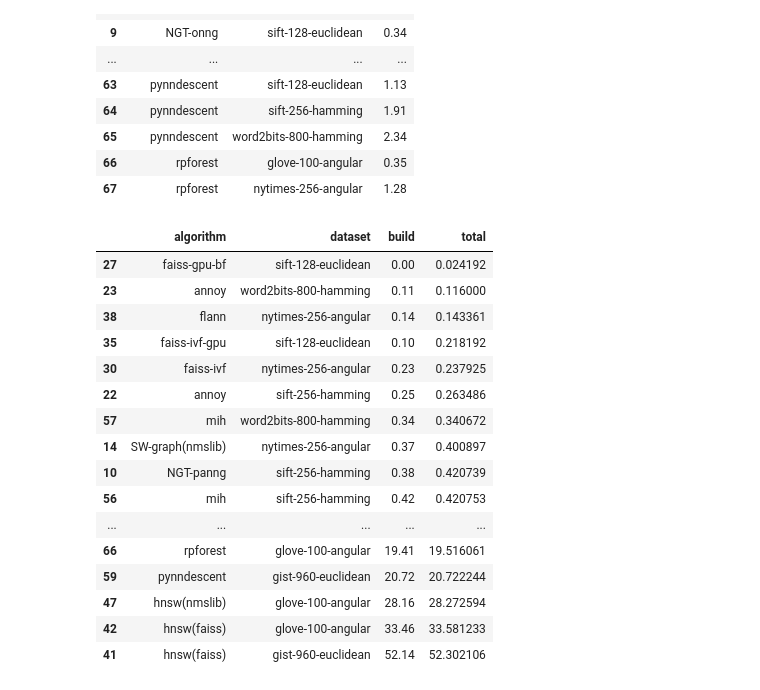
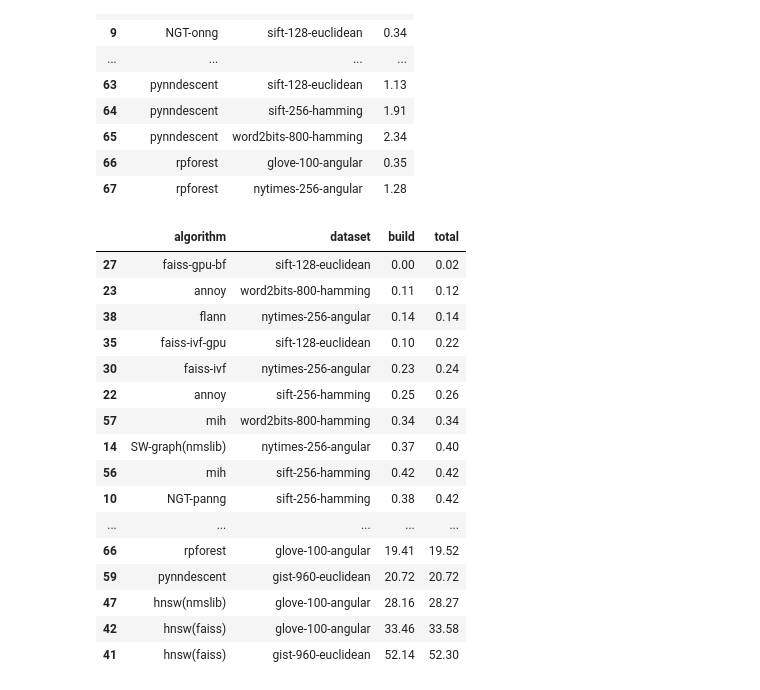
Before and after one commit to maumueller/ann-benchmarks-reproducibility, a Jupyter notebook: eval.ipynb, the cells around one changed output. Drawn from its saved outputs; the diff is of its cells as text; code cells hidden in the pictures.

```diff
--- a/eval.ipynb
+++ b/eval.ipynb
@@ -72,23 +72,23 @@ search_df
 | 66 | rpforest | glove-100-angular | 0.35 |
 | 67 | rpforest | nytimes-256-angular | 1.28 |
 # %%
-build_df['total'] = build_df['build'] + search_df['search_time'] / (60 * 60)
+build_df['total'] = build_df['build'] + round(search_df['search_time'] / (60 * 60), 2)
 build_df.sort_values(by="total")
 # %% [output]
 |  | algorithm | dataset | build | total |
-| 27 | faiss-gpu-bf | sift-128-euclidean | 0.00 | 0.024192 |
-| 23 | annoy | word2bits-800-hamming | 0.11 | 0.116000 |
-| 38 | flann | nytimes-256-angular | 0.14 | 0.143361 |
-| 35 | faiss-ivf-gpu | sift-128-euclidean | 0.10 | 0.218192 |
-| 30 | faiss-ivf | nytimes-256-angular | 0.23 | 0.237925 |
-| 22 | annoy | sift-256-hamming | 0.25 | 0.263486 |
-| 57 | mih | word2bits-800-hamming | 0.34 | 0.340672 |
-| 14 | SW-graph(nmslib) | nytimes-256-angular | 0.37 | 0.400897 |
-| 10 | NGT-panng | sift-256-hamming | 0.38 | 0.420739 |
-| 56 | mih | sift-256-hamming | 0.42 | 0.420753 |
+| 27 | faiss-gpu-bf | sift-128-euclidean | 0.00 | 0.02 |
+| 23 | annoy | word2bits-800-hamming | 0.11 | 0.12 |
+| 38 | flann | nytimes-256-angular | 0.14 | 0.14 |
+| 35 | faiss-ivf-gpu | sift-128-euclidean | 0.10 | 0.22 |
+| 30 | faiss-ivf | nytimes-256-angular | 0.23 | 0.24 |
+| 22 | annoy | sift-256-hamming | 0.25 | 0.26 |
+| 57 | mih | word2bits-800-hamming | 0.34 | 0.34 |
+| 14 | SW-graph(nmslib) | nytimes-256-angular | 0.37 | 0.40 |
+| 56 | mih | sift-256-hamming | 0.42 | 0.42 |
+| 10 | NGT-panng | sift-256-hamming | 0.38 | 0.42 |
 | ... | ... | ... | ... | ... |
-| 66 | rpforest | glove-100-angular | 19.41 | 19.516061 |
-| 59 | pynndescent | gist-960-euclidean | 20.72 | 20.722244 |
-| 47 | hnsw(nmslib) | glove-100-angular | 28.16 | 28.272594 |
-| 42 | hnsw(faiss) | glove-100-angular | 33.46 | 33.581233 |
-| 41 | hnsw(faiss) | gist-960-euclidean | 52.14 | 52.302106 |
+| 66 | rpforest | glove-100-angular | 19.41 | 19.52 |
+| 59 | pynndescent | gist-960-euclidean | 20.72 | 20.72 |
+| 47 | hnsw(nmslib) | glove-100-angular | 28.16 | 28.27 |
+| 42 | hnsw(faiss) | glove-100-angular | 33.46 | 33.58 |
+| 41 | hnsw(faiss) | gist-960-euclidean | 52.14 | 52.30 |
```
Also changed, not shown: parts of 3 cells of this notebook.
